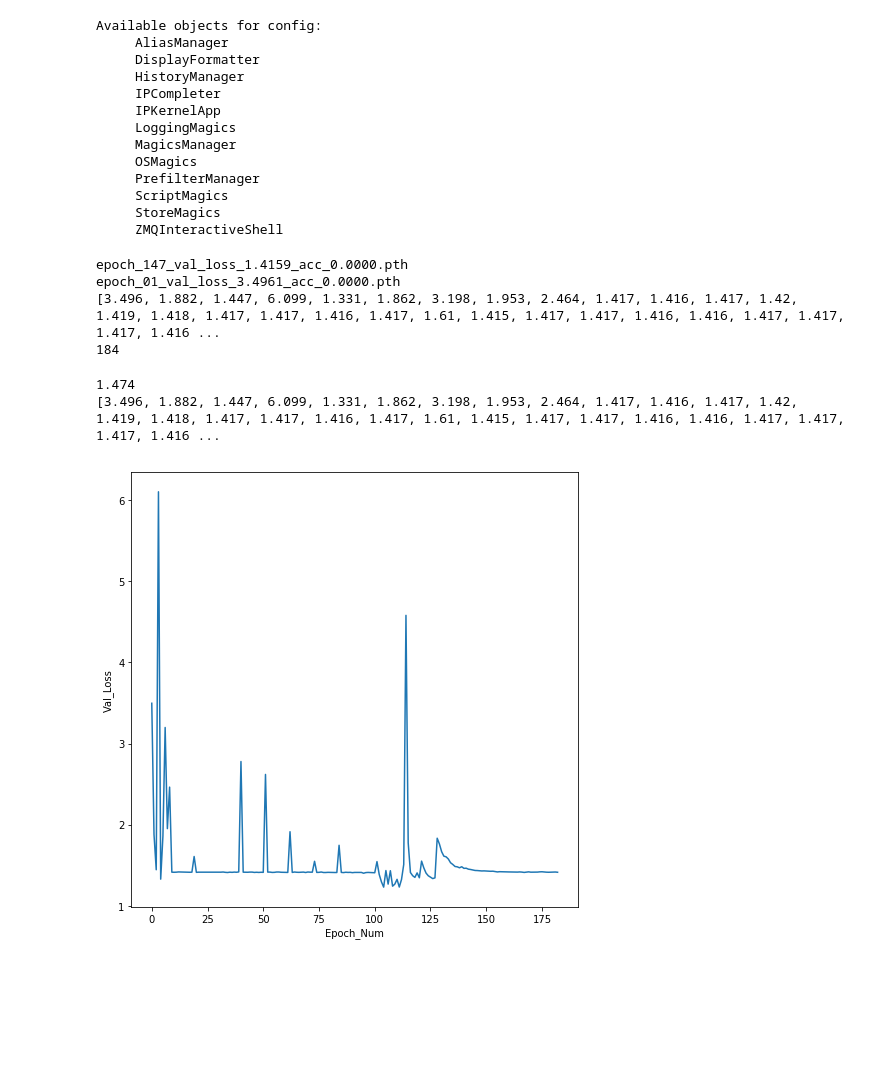
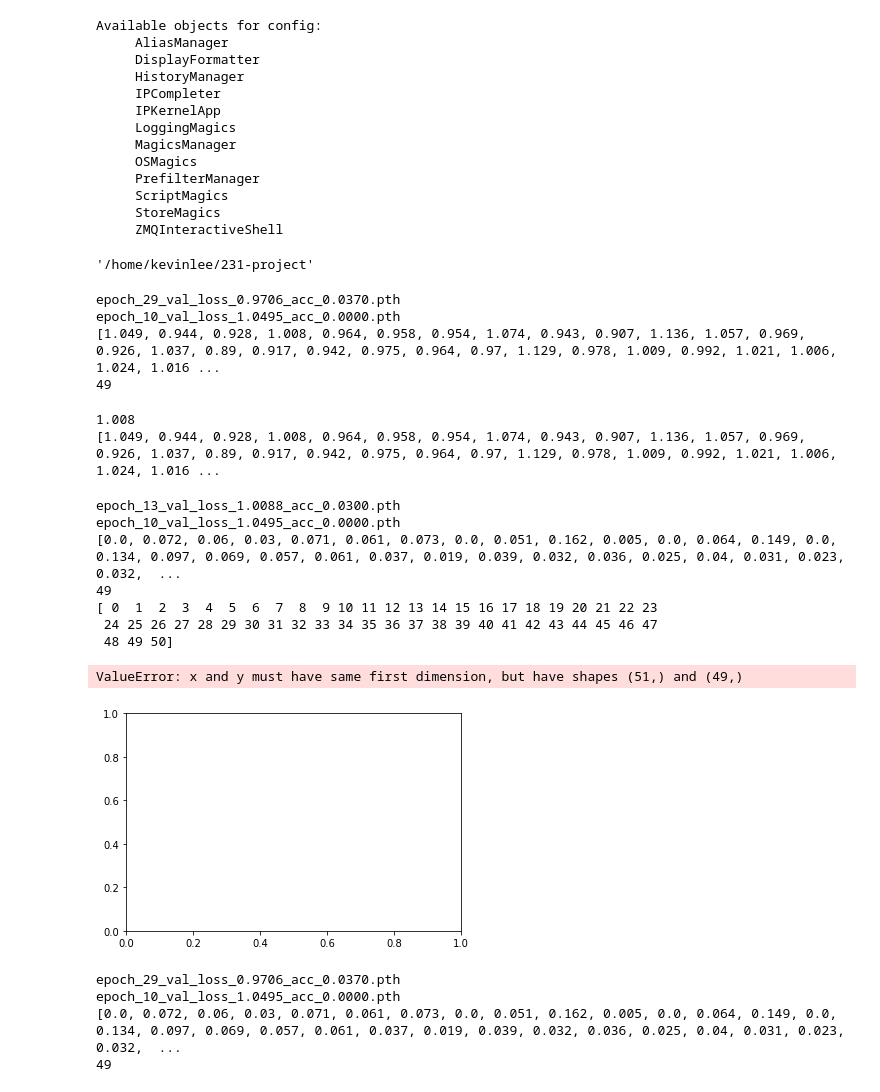
Before and after one commit to kevinleewy/pytorch_nvnet, a Jupyter notebook: Untitled-Ryle.ipynb, the cells around one changed output. Cells and saved outputs as stored; diff of their text form; code cells hidden in the pictures; blank space fills up the shorter version.

```diff
--- a/Untitled-Ryle.ipynb
+++ b/Untitled-Ryle.ipynb
@@ -257,10 +257,14 @@ Available objects for config:
      ScriptMagics
      StoreMagics
      ZMQInteractiveShell
+# %%
+pwd
+# %% [output]
+'/home/kevinlee/231-project'
 # %%
 import re
 import glob
-directory = 'checkpoint_models/single_label_1_dice'
+directory = 'checkpoint_models/archived_vae_lr=1e-4_k1=0.1_k2=0.1_t=5_batch=1_random-crop=1'
 
 files = glob.glob1(directory, "epoch*.pth")
 print(files[3])
@@ -279,25 +283,79 @@ for filename in files:
 print(val_loss)
 print(len(files))
 # %% [output]
-epoch_147_val_loss_1.4159_acc_0.0000.pth
-epoch_01_val_loss_3.4961_acc_0.0000.pth
-[3.496, 1.882, 1.447, 6.099, 1.331, 1.862, 3.198, 1.953, 2.464, 1.417, 1.416, 1.417, 1.42, 1.419, 1.418, 1.417, 1.417, 1.416, 1.417, 1.61, 1.415, 1.417, 1.417, 1.416, 1.416, 1.417, 1.417, 1.417, 1.416 ...
-184
+epoch_29_val_loss_0.9706_acc_0.0370.pth
+epoch_10_val_loss_1.0495_acc_0.0000.pth
+[1.049, 0.944, 0.928, 1.008, 0.964, 0.958, 0.954, 1.074, 0.943, 0.907, 1.136, 1.057, 0.969, 0.926, 1.037, 0.89, 0.917, 0.942, 0.975, 0.964, 0.97, 1.129, 0.978, 1.009, 0.992, 1.021, 1.006, 1.024, 1.016 ...
+49
 # %%
 val_loss = val_loss
 step = [x+1 for x in range(len(val_loss))]
 # %%
 print(val_loss[30])
-del val_loss[30]
+# del val_loss[30]
 print(val_loss)
 # %% [output]
-1.474
-[3.496, 1.882, 1.447, 6.099, 1.331, 1.862, 3.198, 1.953, 2.464, 1.417, 1.416, 1.417, 1.42, 1.419, 1.418, 1.417, 1.417, 1.416, 1.417, 1.61, 1.415, 1.417, 1.417, 1.416, 1.416, 1.417, 1.417, 1.417, 1.416 ...
+1.008
+[1.049, 0.944, 0.928, 1.008, 0.964, 0.958, 0.954, 1.074, 0.943, 0.907, 1.136, 1.057, 0.969, 0.926, 1.037, 0.89, 0.917, 0.942, 0.975, 0.964, 0.97, 1.129, 0.978, 1.009, 0.992, 1.021, 1.006, 1.024, 1.016 ...
+# %%
+import numpy as np
+files1 = glob.glob1(directory, "epoch*.pth")
+print(files[3])
+#print(sorted(files))
+files1 = sorted(files1)
+print(files1[0])
+
+acc = []
+for filename in files1:
+    res = re.findall("acc_(\d.\d\d\d)",filename)
+#     if not res:
+#         continue
+#     print(res[0])
+    acc.append(float(res[0]))
+
+print(acc)
+print(len(files1))
+a = np.arange(51)
+print(a)
+# %% [output]
+epoch_13_val_loss_1.0088_acc_0.0300.pth
+epoch_10_val_loss_1.0495_acc_0.0000.pth
+[0.0, 0.072, 0.06, 0.03, 0.071, 0.061, 0.073, 0.0, 0.051, 0.162, 0.005, 0.0, 0.064, 0.149, 0.0, 0.134, 0.097, 0.069, 0.057, 0.061, 0.037, 0.019, 0.039, 0.032, 0.036, 0.025, 0.04, 0.031, 0.023, 0.032,  ...
+49
+[ 0  1  2  3  4  5  6  7  8  9 10 11 12 13 14 15 16 17 18 19 20 21 22 23
+ 24 25 26 27 28 29 30 31 32 33 34 35 36 37 38 39 40 41 42 43 44 45 46 47
+ 48 49 50]
 # %%
 import matplotlib.pyplot as plt
-plt.plot(val_loss)
-plt.ylabel('Val_Loss')
+plt.plot(a,acc)
+# plt.plot(len(files1),acc1)
+plt.ylabel('Val_Acc')
 plt.xlabel('Epoch_Num')
+
 plt.show()
 # %% [output]
+ValueError: x and y must have same first dimension, but have shapes (51,) and (49,)
-[figure, old version]
+[figure, new version]
+# %%
+second_d = 'checkpoint_models/archived_vae_lr=1e-4_k1=0.1_k2=0.1_t=5_batch=1_random-crop=1_random-flip=1'
+files = glob.glob1(directory, "epoch*.pth")
+print(files[3])
+#print(sorted(files))
+files = sorted(files)
+print(files[0])
+
+acc1 = []
+for filename in files:
+    res = re.findall("acc_(\d.\d\d\d)",filename)
+#     if not res:
+#         continue
+#     print(res[0])
+    acc1.append(float(res[0]))
+
+print(acc1)
+print(len(files))
+# %% [output]
+epoch_29_val_loss_0.9706_acc_0.0370.pth
+epoch_10_val_loss_1.0495_acc_0.0000.pth
+[0.0, 0.072, 0.06, 0.03, 0.071, 0.061, 0.073, 0.0, 0.051, 0.162, 0.005, 0.0, 0.064, 0.149, 0.0, 0.134, 0.097, 0.069, 0.057, 0.061, 0.037, 0.019, 0.039, 0.032, 0.036, 0.025, 0.04, 0.031, 0.023, 0.032,  ...
+49
```
Also changed, not shown: 12 other files.
